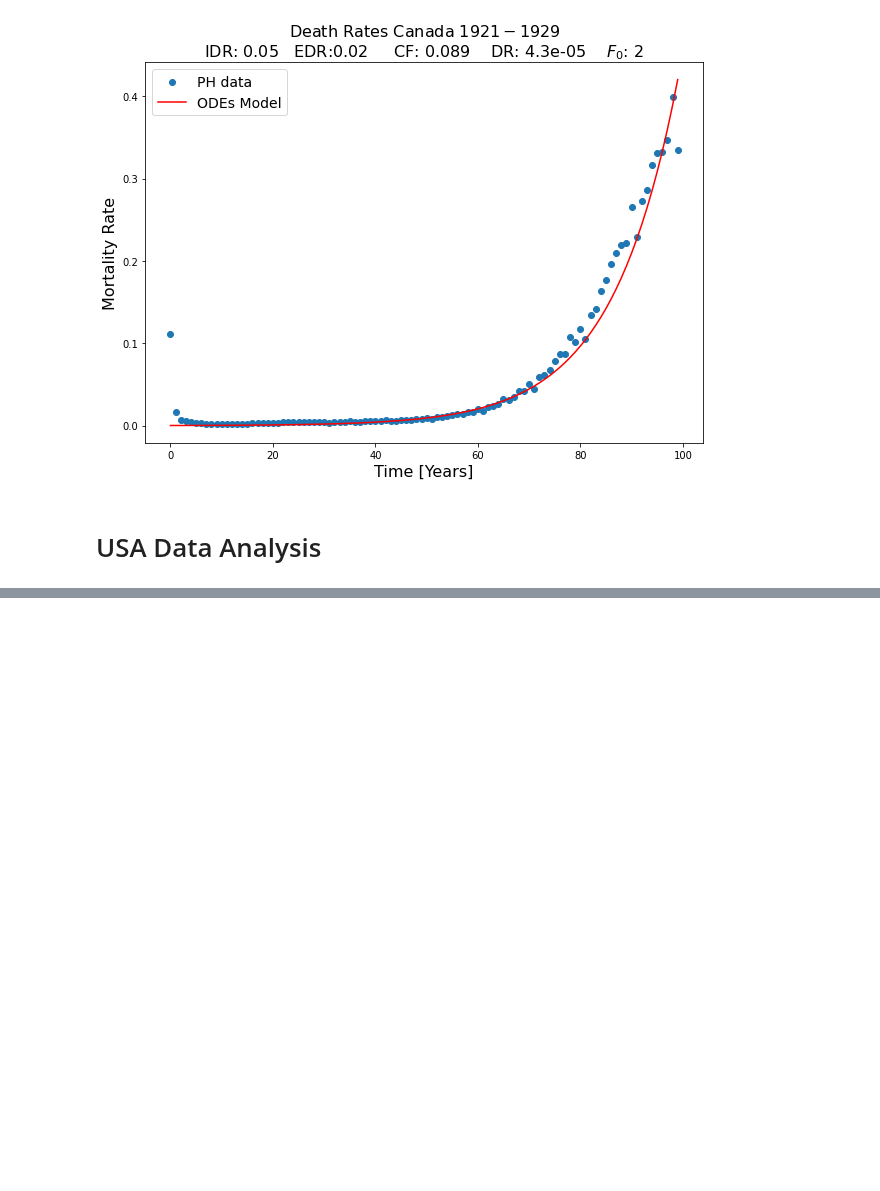
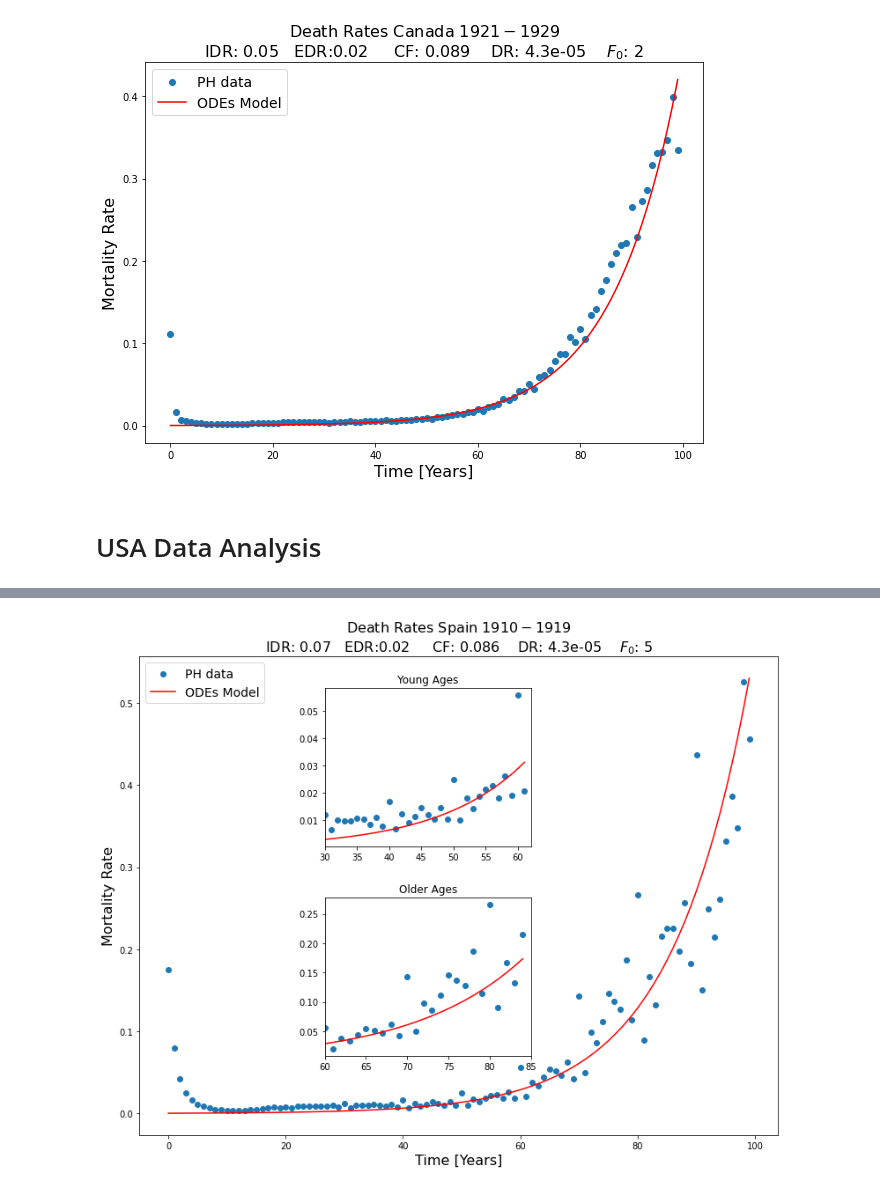
Before and after one commit to Rafther0112/Human_Aging_Research, a Jupyter notebook: friday_21_28/death_rates/data_analysis.ipynb, the cells around one changed output, grey strips where cells are left out. Saved outputs shown, nothing was run; the diff lists cells and outputs as text; code cells hidden in the pictures; blank space fills up the shorter version.

```diff
--- a/friday_21_28/death_rates/data_analysis.ipynb
+++ b/friday_21_28/death_rates/data_analysis.ipynb
@@ -461,0 +524,9 @@ ax2.set_title('Older Ages')
+# %%
+tiempo_vida_inicial = 20
+tiempo_vida_maximo = 150            #Para que los resultados obtenidos se encuentren ligados a realidad biologica
+pasos_integracion = 150             #Definicion de los pasos de integracion de algoritmo
+alpha_damage_propagation = 0.07    #Tasa de propagacion de daño
+coupling_factor = 0.086            #Factor de acoplamiento entre frailty index y gompertz
+mortality_rate = 4.3*(10**(-5))     #Tasa de mortalidad
+disease_rate = 0.02
+N_total_nodes = [1000]
@@ -461,0 +551,35 @@ ax2.set_title('Older Ages')
+# %%
+h = (tiempo_vida_maximo-tiempo_vida_inicial)/pasos_integracion                                         #Pasos de integracion
+temporal_evolution = np.arange(tiempo_vida_inicial,tiempo_vida_maximo,h)
+frailty_index_differential_equation,gompertz_law_differential_equation,temporal_evolution_differential_equation = Runke_Kutta_Method(temporal_evolution, disease_rate)
+# %%
+plt.figure(figsize=(13,10))
+plt.title(r"Death Rates Spain $1910-1919$" + "\n" + rf"IDR: {alpha_damage_propagation}   EDR:{disease_rate}     CF: {coupling_factor}    DR: {mortality_rate}    $F_0$: {initial_condition}" , fontsize = 16)
+plt.xlabel(r"Time [Years]", fontsize = 16)
+plt.ylabel(r"Mortality Rate", fontsize = 16)
+
+zoom_ventana1 = [30, 62]  # Límites en el eje x para la primera ventana
+zoom_ventana2 = [60, 85]  # Límites en el eje x para la segunda ventana
+
+
+plt.scatter(datos_generales["Ages"], datos_generales["1910-1919"], label = "PH data")
+plt.plot(gompertz_law_differential_equation[0:100], label = "ODEs Model", color = "red")
+plt.legend(fontsize = 14)
+
+ax1 = plt.axes([0.35, 0.58, 0.25, 0.25])  # Coordenadas y tamaño de la ventana 1
+ax1.scatter(datos_generales["Ages"][zoom_ventana1[0]:zoom_ventana1[1]], datos_generales["1910-1919"][zoom_ventana1[0]:zoom_ventana1[1]])
+ax1.plot(datos_generales["Ages"][zoom_ventana1[0]:zoom_ventana1[1]],gompertz_law_differential_equation[0:100][zoom_ventana1[0]:zoom_ventana1[1]], color = "red")
+ax1.set_xlim(zoom_ventana1)
+
+
+ax2 = plt.axes([0.35, 0.25, 0.25, 0.25])  # Coordenadas y tamaño de la ventana 2
+ax2.scatter(datos_generales["Ages"][zoom_ventana2[0]:zoom_ventana2[1]], datos_generales["1910-1919"][zoom_ventana2[0]:zoom_ventana2[1]])
+ax2.plot(datos_generales["Ages"][zoom_ventana2[0]:zoom_ventana2[1]],gompertz_law_differential_equation[0:100][zoom_ventana2[0]:zoom_ventana2[1]], color = "red")
+ax2.set_xlim(zoom_ventana2)
+
+ax1.set_title('Young Ages')
+ax2.set_title('Older Ages')
+
+#plt.savefig("DR_SPAIN_1910_1919.jpg", dpi = 1000)
+# %% [output]
+[figure, added]
```
Also changed, not shown: parts of 6 cells of this notebook, 5 other files.
